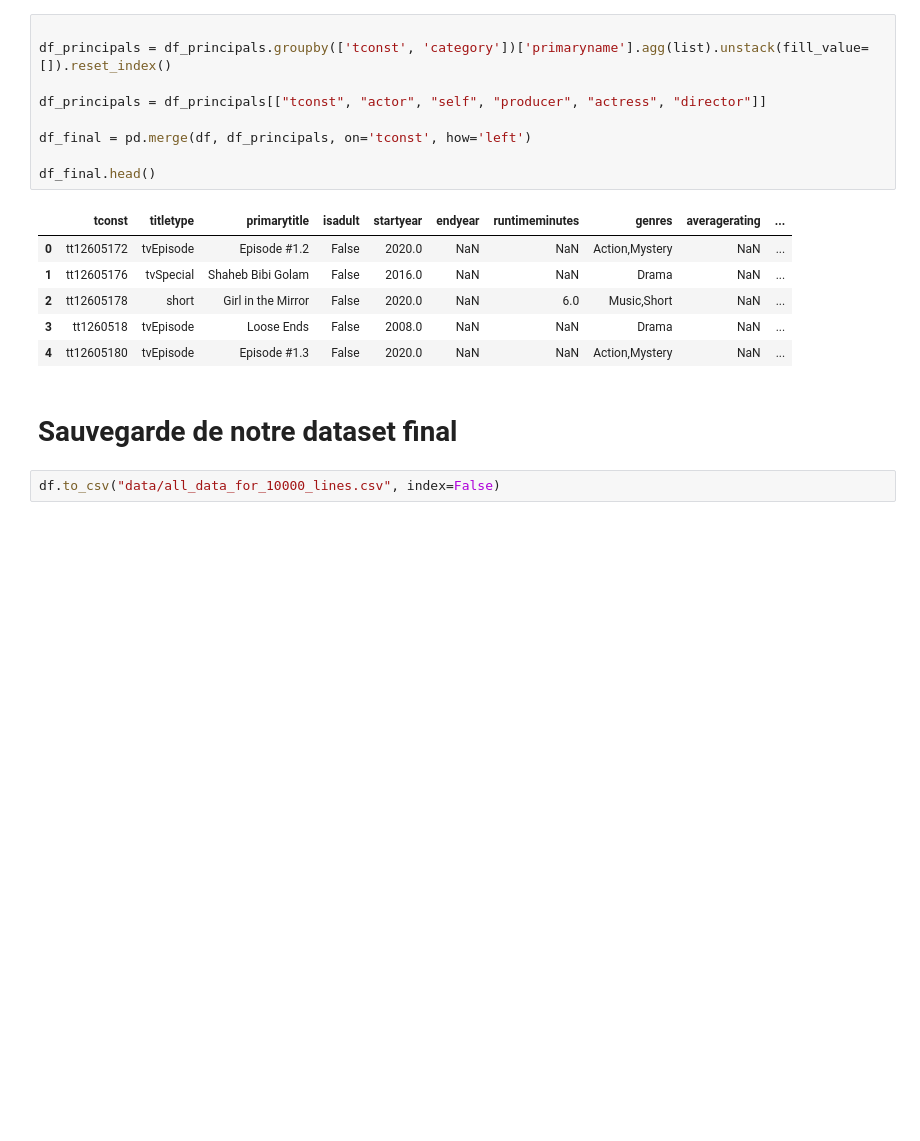
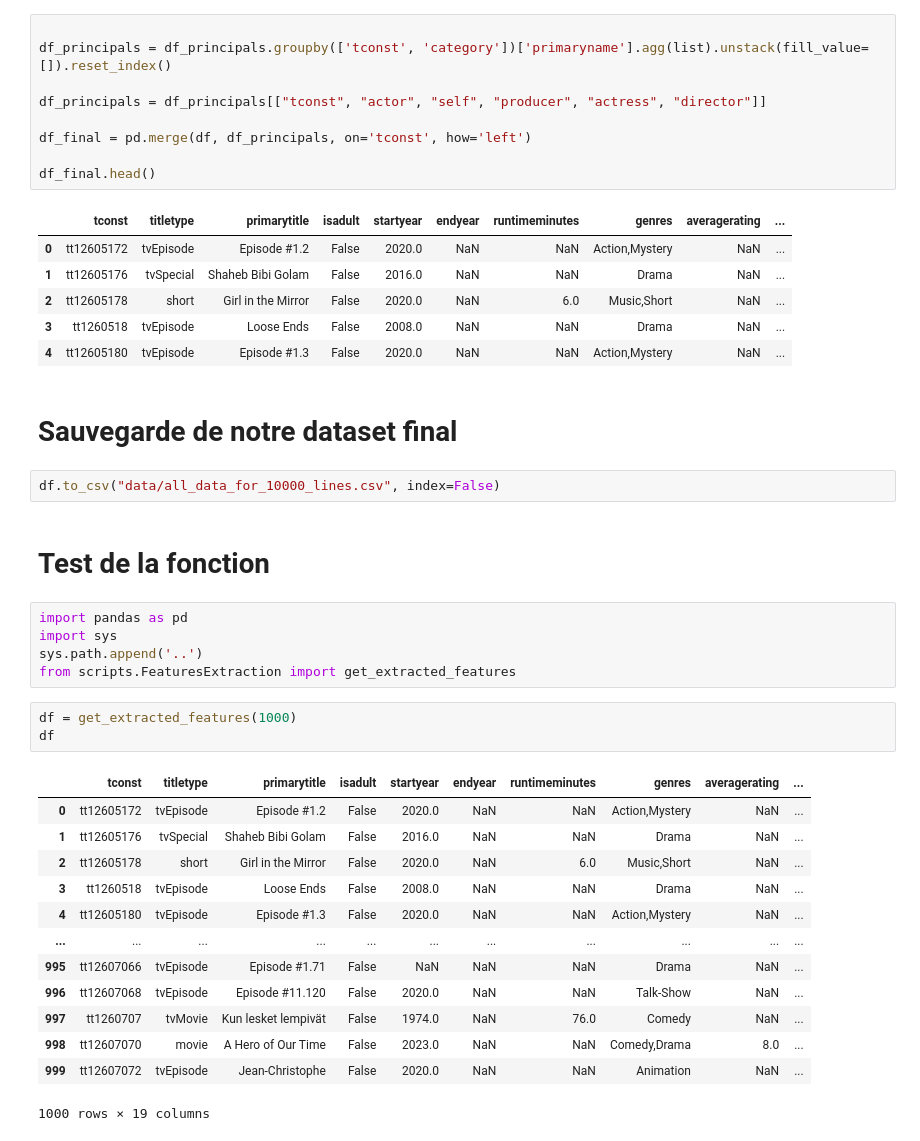
Before and after one commit to MelodyDuplaix/Netfloox_g0_JohnBondouxDuplaix, a Jupyter notebook: notebooks/extraction_features.ipynb, the cells around one changed output. Drawn from its saved outputs; the diff is of its cells as text; blank space fills up the shorter version.

Commit message:
Feat: Création d'une fonction pour extraire les features selon un nombre de lignes

```diff
--- a/extraction_features.ipynb
+++ b/notebooks/extraction_features.ipynb
@@ -279,3 +303,27 @@ df_final.head()
 # Sauvegarde de notre dataset final
 # %%
 df.to_csv("data/all_data_for_10000_lines.csv", index=False)
+# %% [markdown]
+# Test de la fonction
+# %%
+import pandas as pd
+import sys
+sys.path.append('..')
+from scripts.FeaturesExtraction import get_extracted_features
+# %%
+df = get_extracted_features(1000)
+df
+# %% [output]
+|  | tconst | titletype | primarytitle | isadult | startyear | endyear | runtimeminutes | genres | averagerating | ... |
+| 0 | tt12605172 | tvEpisode | Episode #1.2 | False | 2020.0 | NaN | NaN | Action,Mystery | NaN | ... |
+| 1 | tt12605176 | tvSpecial | Shaheb Bibi Golam | False | 2016.0 | NaN | NaN | Drama | NaN | ... |
+| 2 | tt12605178 | short | Girl in the Mirror | False | 2020.0 | NaN | 6.0 | Music,Short | NaN | ... |
+| 3 | tt1260518 | tvEpisode | Loose Ends | False | 2008.0 | NaN | NaN | Drama | NaN | ... |
+| 4 | tt12605180 | tvEpisode | Episode #1.3 | False | 2020.0 | NaN | NaN | Action,Mystery | NaN | ... |
+| ... | ... | ... | ... | ... | ... | ... | ... | ... | ... | ... |
+| 995 | tt12607066 | tvEpisode | Episode #1.71 | False | NaN | NaN | NaN | Drama | NaN | ... |
+| 996 | tt12607068 | tvEpisode | Episode #11.120 | False | 2020.0 | NaN | NaN | Talk-Show | NaN | ... |
+| 997 | tt1260707 | tvMovie | Kun lesket lempivät | False | 1974.0 | NaN | 76.0 | Comedy | NaN | ... |
+| 998 | tt12607070 | movie | A Hero of Our Time | False | 2023.0 | NaN | NaN | Comedy,Drama | 8.0 | ... |
+| 999 | tt12607072 | tvEpisode | Jean-Christophe | False | 2020.0 | NaN | NaN | Animation | NaN | ... |
+1000 rows × 19 columns
```
Also changed, not shown: parts of 2 cells of this notebook, 1 other file.
